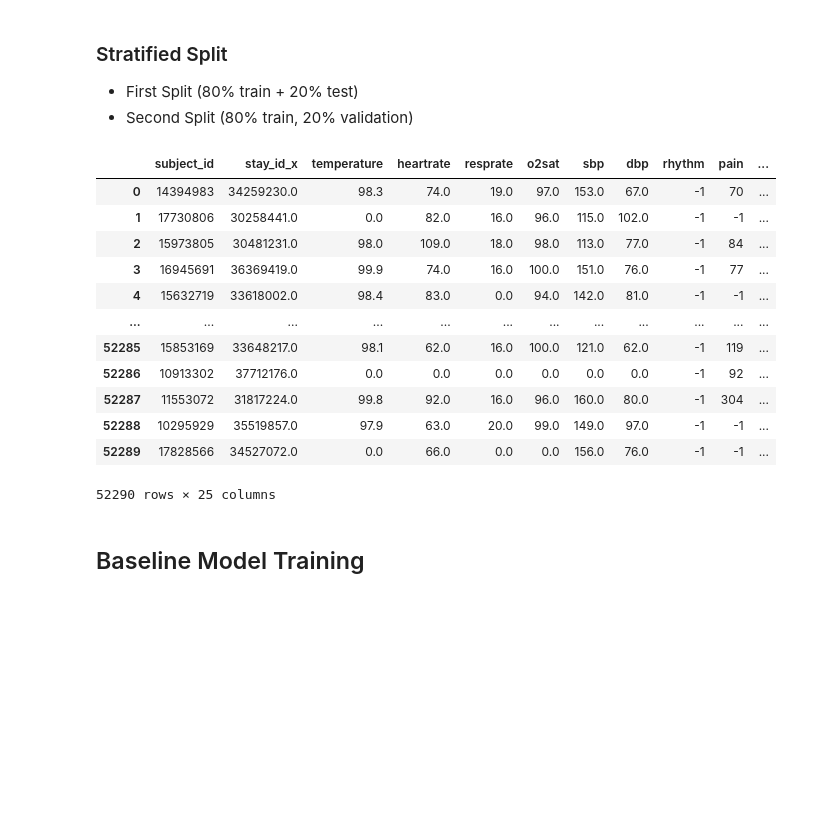
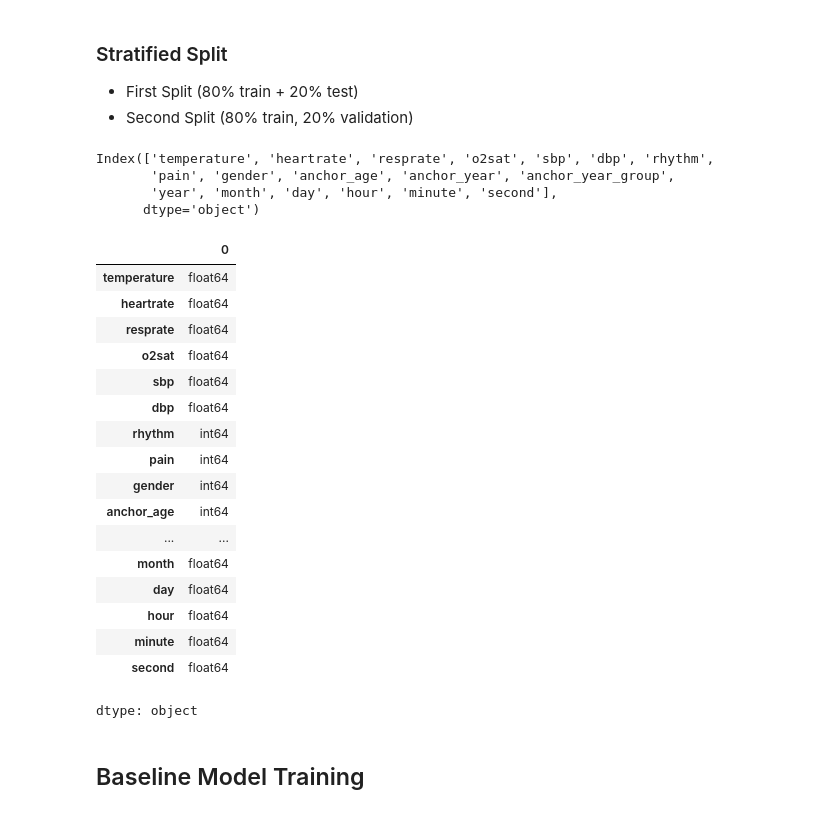
Before and after one commit to Zfeng0207/FIT3199-FYP, a Jupyter notebook: 02_baseline_model_evaluation.ipynb, the cells around one changed output. Drawn from its saved outputs; the diff is of its cells as text; code cells hidden in the pictures; blank space fills up the shorter version.

```diff
--- a/02_baseline_model_evaluation.ipynb
+++ b/02_baseline_model_evaluation.ipynb
@@ -135,21 +135,33 @@ X_train_val, X_val, y_train_val, y_val = train_test_split(
     X_train, y_train, test_size=0.2, random_state=42, stratify=y_train
 )
 # %%
-X
+X.columns
 # %% [output]
-|  | subject_id | stay_id_x | temperature | heartrate | resprate | o2sat | sbp | dbp | rhythm | pain | ... |
-| 0 | 14394983 | 34259230.0 | 98.3 | 74.0 | 19.0 | 97.0 | 153.0 | 67.0 | -1 | 70 | ... |
-| 1 | 17730806 | 30258441.0 | 0.0 | 82.0 | 16.0 | 96.0 | 115.0 | 102.0 | -1 | -1 | ... |
-| 2 | 15973805 | 30481231.0 | 98.0 | 109.0 | 18.0 | 98.0 | 113.0 | 77.0 | -1 | 84 | ... |
-| 3 | 16945691 | 36369419.0 | 99.9 | 74.0 | 16.0 | 100.0 | 151.0 | 76.0 | -1 | 77 | ... |
-| 4 | 15632719 | 33618002.0 | 98.4 | 83.0 | 0.0 | 94.0 | 142.0 | 81.0 | -1 | -1 | ... |
-| ... | ... | ... | ... | ... | ... | ... | ... | ... | ... | ... | ... |
-| 52285 | 15853169 | 33648217.0 | 98.1 | 62.0 | 16.0 | 100.0 | 121.0 | 62.0 | -1 | 119 | ... |
-| 52286 | 10913302 | 37712176.0 | 0.0 | 0.0 | 0.0 | 0.0 | 0.0 | 0.0 | -1 | 92 | ... |
-| 52287 | 11553072 | 31817224.0 | 99.8 | 92.0 | 16.0 | 96.0 | 160.0 | 80.0 | -1 | 304 | ... |
-| 52288 | 10295929 | 35519857.0 | 97.9 | 63.0 | 20.0 | 99.0 | 149.0 | 97.0 | -1 | -1 | ... |
-| 52289 | 17828566 | 34527072.0 | 0.0 | 66.0 | 0.0 | 0.0 | 156.0 | 76.0 | -1 | -1 | ... |
-52290 rows × 25 columns
+Index(['temperature', 'heartrate', 'resprate', 'o2sat', 'sbp', 'dbp', 'rhythm',
+       'pain', 'gender', 'anchor_age', 'anchor_year', 'anchor_year_group',
+       'year', 'month', 'day', 'hour', 'minute', 'second'],
+      dtype='object')
+# %%
+X.dtypes
+# %% [output]
+|  | 0 |
+| temperature | float64 |
+| heartrate | float64 |
+| resprate | float64 |
+| o2sat | float64 |
+| sbp | float64 |
+| dbp | float64 |
+| rhythm | int64 |
+| pain | int64 |
+| gender | int64 |
+| anchor_age | int64 |
+| ... | ... |
+| month | float64 |
+| day | float64 |
+| hour | float64 |
+| minute | float64 |
+| second | float64 |
+dtype: object
 # %%
 # # Save X_test and y_test
 # X_test.to_csv("X_test.csv", index=False)
```
Also changed, not shown: parts of 8 cells of this notebook.
